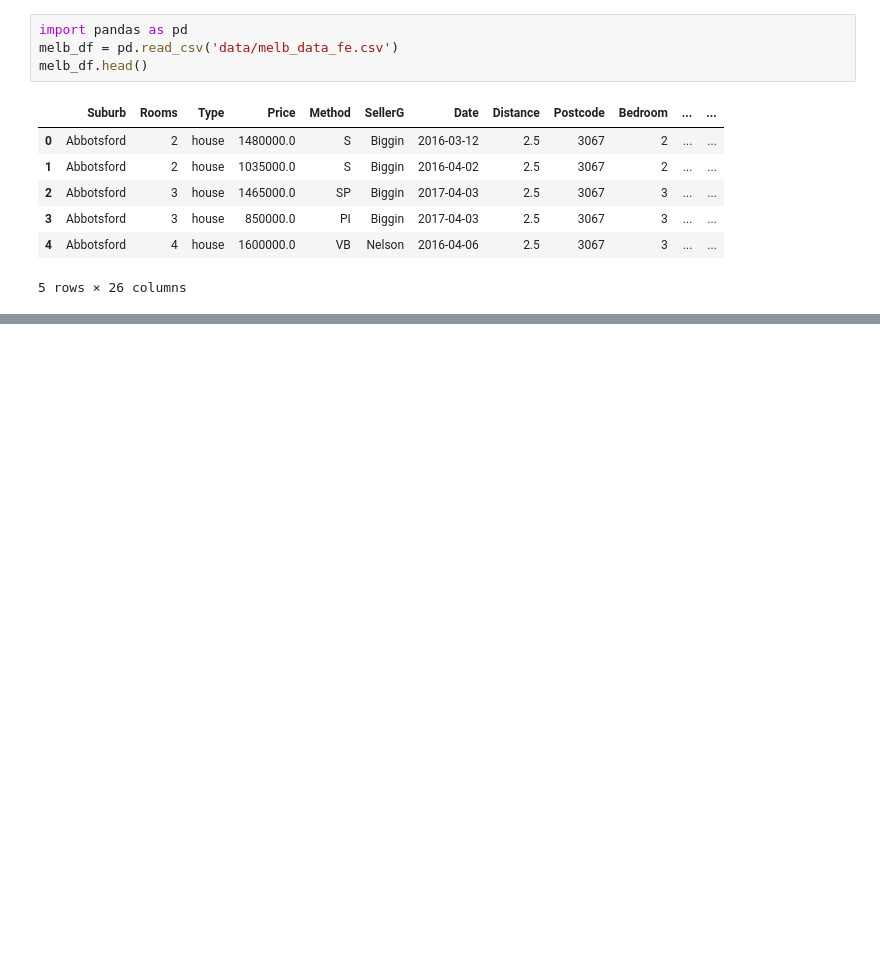
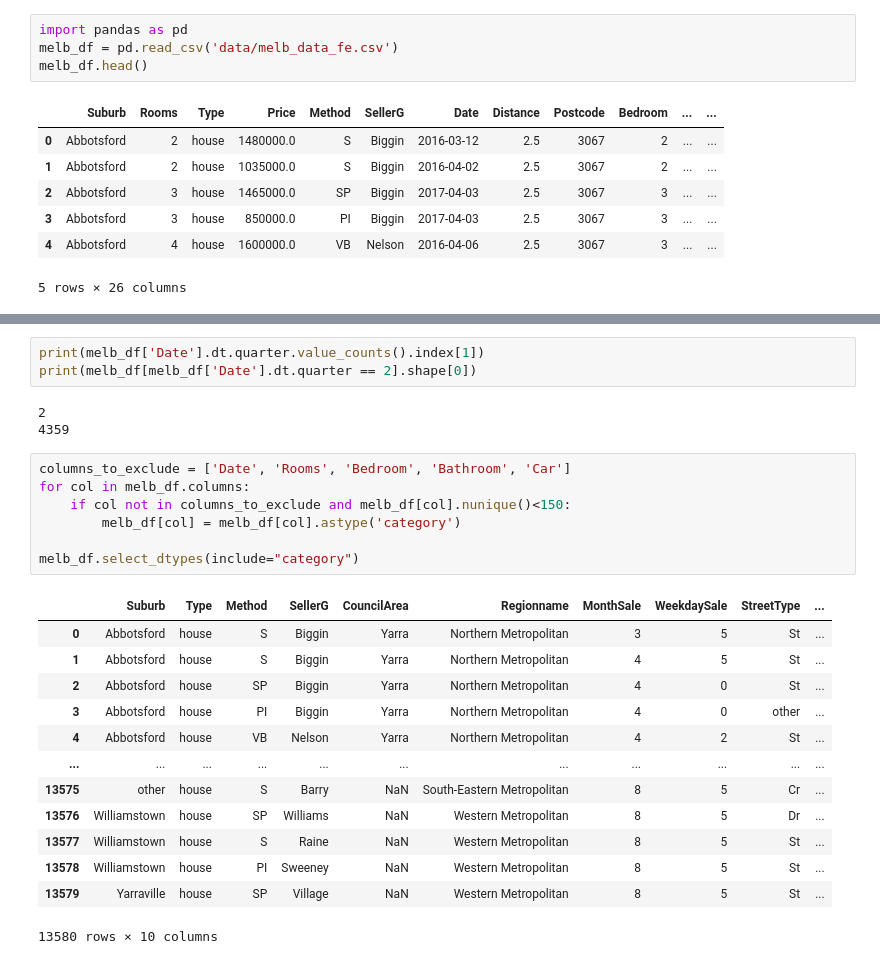
Before and after one commit to Yakudza1984/IDE-Python, a Jupyter notebook: PYTHON-12. Продвинутые методы работы с данными в Pandas/Theory/melb_data.ipynb, the cells around one changed output, grey strips where cells are left out. Cells and saved outputs as stored; diff of their text form; blank space fills up the shorter version.

```diff
--- a/PYTHON-12. Продвинутые методы работы с данными в Pandas/Theory/melb_data.ipynb
+++ b/PYTHON-12. Продвинутые методы работы с данными в Pandas/Theory/melb_data.ipynb
@@ -14,0 +29,27 @@ melb_df['Date'] = pd.to_datetime()
+# %%
+print(melb_df['Date'].dt.quarter.value_counts().index[1])
+print(melb_df[melb_df['Date'].dt.quarter == 2].shape[0])
+# %% [output]
+2
+4359
+# %%
+columns_to_exclude = ['Date', 'Rooms', 'Bedroom', 'Bathroom', 'Car']
+for col in melb_df.columns:
+    if col not in columns_to_exclude and melb_df[col].nunique()<150:
+        melb_df[col] = melb_df[col].astype('category')
+
+melb_df.select_dtypes(include="category")
+# %% [output]
+|  | Suburb | Type | Method | SellerG | CouncilArea | Regionname | MonthSale | WeekdaySale | StreetType | ... |
+| 0 | Abbotsford | house | S | Biggin | Yarra | Northern Metropolitan | 3 | 5 | St | ... |
+| 1 | Abbotsford | house | S | Biggin | Yarra | Northern Metropolitan | 4 | 5 | St | ... |
+| 2 | Abbotsford | house | SP | Biggin | Yarra | Northern Metropolitan | 4 | 0 | St | ... |
+| 3 | Abbotsford | house | PI | Biggin | Yarra | Northern Metropolitan | 4 | 0 | other | ... |
+| 4 | Abbotsford | house | VB | Nelson | Yarra | Northern Metropolitan | 4 | 2 | St | ... |
+| ... | ... | ... | ... | ... | ... | ... | ... | ... | ... | ... |
+| 13575 | other | house | S | Barry | NaN | South-Eastern Metropolitan | 8 | 5 | Cr | ... |
+| 13576 | Williamstown | house | SP | Williams | NaN | Western Metropolitan | 8 | 5 | Dr | ... |
+| 13577 | Williamstown | house | S | Raine | NaN | Western Metropolitan | 8 | 5 | St | ... |
+| 13578 | Williamstown | house | PI | Sweeney | NaN | Western Metropolitan | 8 | 5 | St | ... |
+| 13579 | Yarraville | house | SP | Village | NaN | Western Metropolitan | 8 | 5 | St | ... |
+13580 rows × 10 columns
```
Also changed, not shown: parts of 5 cells of this notebook.
